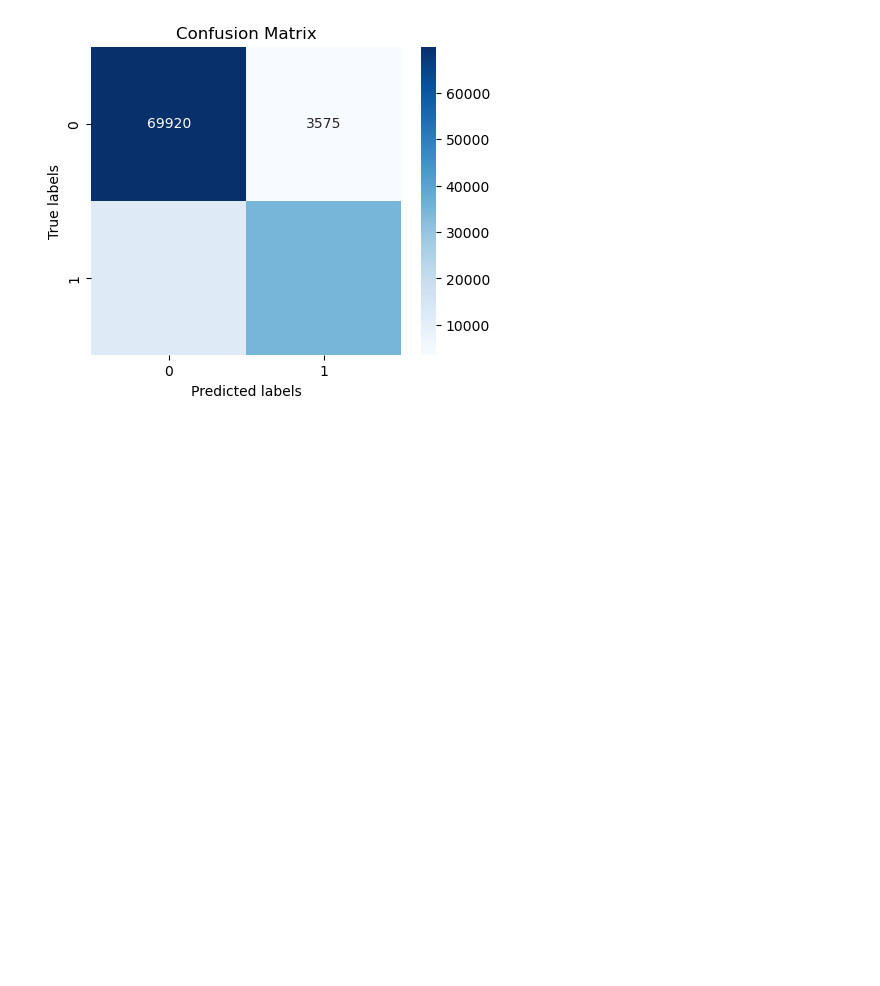
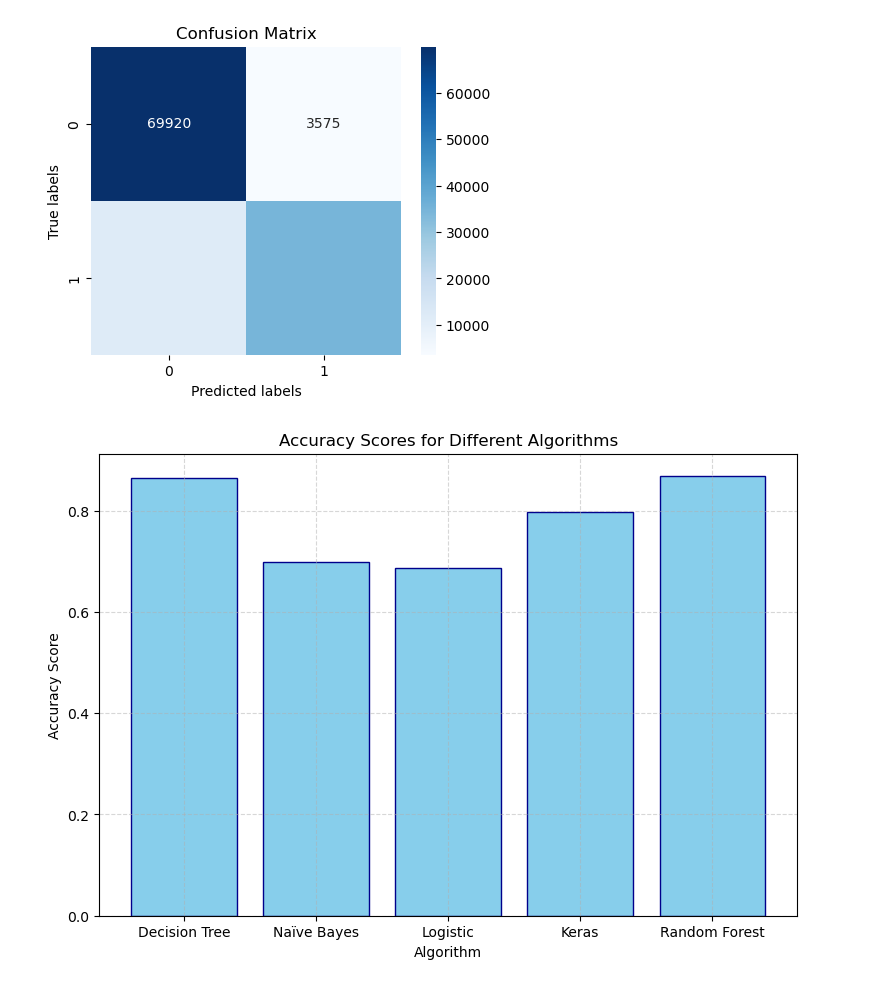
Before and after one commit to KaushiRajapakshe/SIT719, a Jupyter notebook: 5.1D/Copy_of_RF_on_IoT_Combined_Dataset.ipynb, the cells around one changed output. Drawn from its saved outputs; the diff is of its cells as text; code cells hidden in the pictures; blank space fills up the shorter version.

Commit message:
added accuracy score comparison

```diff
--- a/5.1D/Copy_of_RF_on_IoT_Combined_Dataset.ipynb
+++ b/5.1D/Copy_of_RF_on_IoT_Combined_Dataset.ipynb
@@ -514,3 +514,17 @@ Classification Report :
    macro avg       0.85      0.88      0.86    120336
 weighted avg       0.88      0.87      0.87    120336
 [figure]
+# %%
+import matplotlib.pyplot as plt
+multi_class_df = pd.read_csv('Binary Class.csv')
+
+plt.figure(figsize=(9, 6))
+plt.bar(multi_class_df['Algorithm'], multi_class_df['Accuracy Score'], color='skyblue', edgecolor='darkblue')
+plt.xlabel('Algorithm')
+plt.ylabel('Accuracy Score')
+plt.title('Accuracy Scores for Different Algorithms')
+plt.grid(True, linestyle='--', alpha=0.5)
+plt.savefig("Accuracy Plot Binary.png")
+plt.show()
+# %% [output]
+[figure, added]
```
Also changed, not shown: 5 other files.
